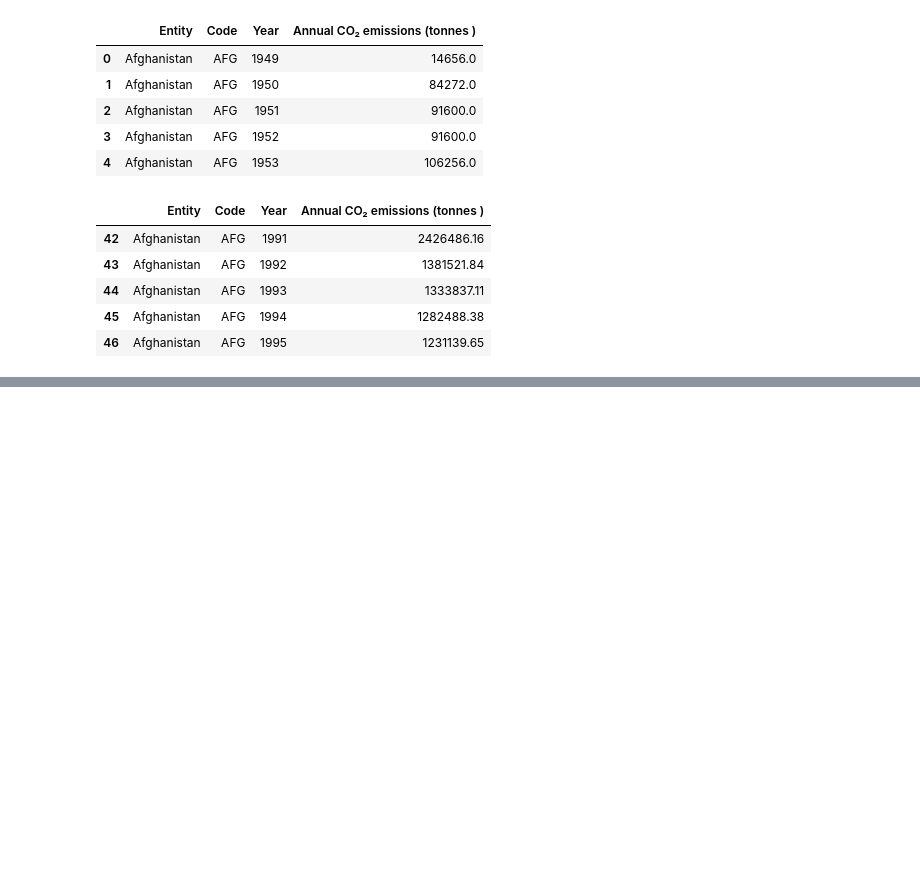
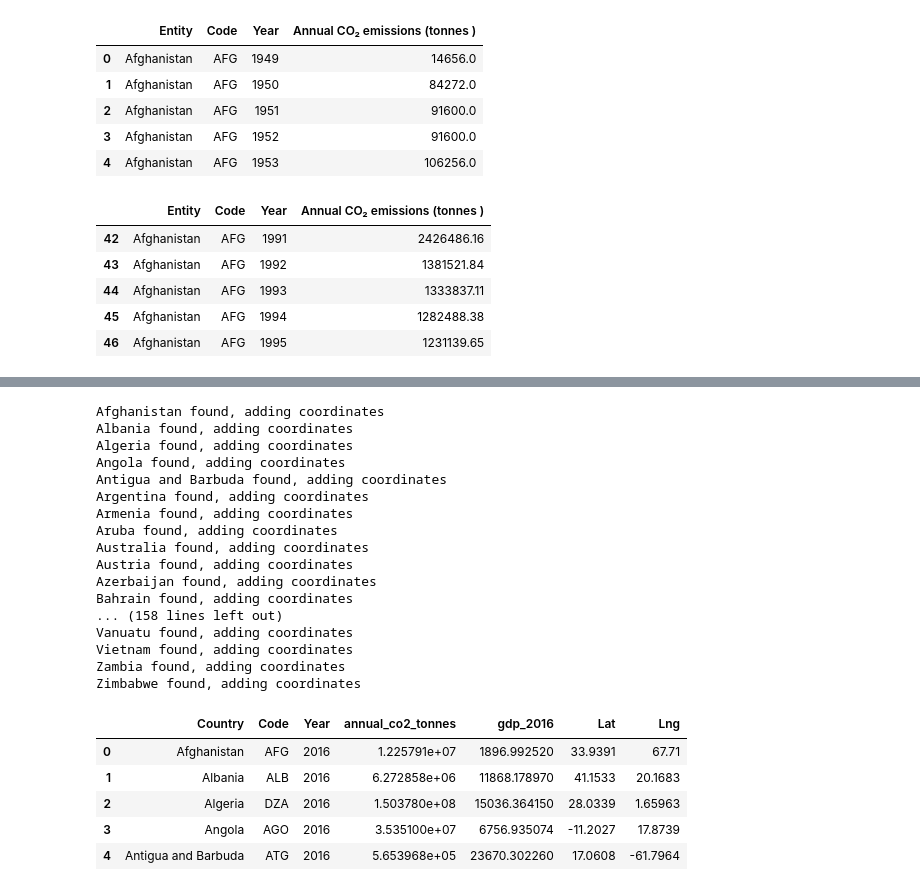
Before and after one commit to sunwoo-kim20/global-climate-change-analysis, a Jupyter notebook: co2_vs_gdp_weather.ipynb, the cells around one changed output, grey strips where cells are left out. Cells and saved outputs as stored; diff of their text form; code cells hidden in the pictures; blank space fills up the shorter version.

```diff
--- a/co2_vs_gdp_weather.ipynb
+++ b/co2_vs_gdp_weather.ipynb
@@ -169,0 +185,51 @@ plt.show()
+# %%
+co2_gdp_merge_df['Lat'] = ""
+co2_gdp_merge_df['Lng'] = ""
+test = 0
+
+# Geocode
+for index, row in co2_gdp_merge_df.iterrows():
+
+    country = row.Country
+
+    # Build the endpoint URL
+    target_url = f"https://maps.googleapis.com/maps/api/geocode/json?address={country}&key={g_key}"
+    try:
+        geo_data = requests.get(target_url).json()
+        lat = geo_data["results"][0]["geometry"]["location"]["lat"]
+        lng = geo_data["results"][0]["geometry"]["location"]["lng"]
+
+        co2_gdp_merge_df.loc[index, 'Lat'] = lat
+        co2_gdp_merge_df.loc[index, 'Lng'] = lng
+        print(f"{country} found, adding coordinates")
+    except:
+
+        print("Could not find country.")
+
+
+    #print(json.dumps(geo_data, indent = 4, sort_keys = True))
+co2_gdp_merge_df.head()
+# %% [output]
+Afghanistan found, adding coordinates
+Albania found, adding coordinates
+Algeria found, adding coordinates
+Angola found, adding coordinates
+Antigua and Barbuda found, adding coordinates
+Argentina found, adding coordinates
+Armenia found, adding coordinates
+Aruba found, adding coordinates
+Australia found, adding coordinates
+Austria found, adding coordinates
+Azerbaijan found, adding coordinates
+Bahrain found, adding coordinates
+... (158 lines left out)
+Vanuatu found, adding coordinates
+Vietnam found, adding coordinates
+Zambia found, adding coordinates
+Zimbabwe found, adding coordinates
+|  | Country | Code | Year | annual_co2_tonnes | gdp_2016 | Lat | Lng |
+| 0 | Afghanistan | AFG | 2016 | 1.225791e+07 | 1896.992520 | 33.9391 | 67.71 |
+| 1 | Albania | ALB | 2016 | 6.272858e+06 | 11868.178970 | 41.1533 | 20.1683 |
+| 2 | Algeria | DZA | 2016 | 1.503780e+08 | 15036.364150 | 28.0339 | 1.65963 |
+| 3 | Angola | AGO | 2016 | 3.535100e+07 | 6756.935074 | -11.2027 | 17.8739 |
+| 4 | Antigua and Barbuda | ATG | 2016 | 5.653968e+05 | 23670.302260 | 17.0608 | -61.7964 |
```
Also changed, not shown: parts of 14 cells of this notebook.
